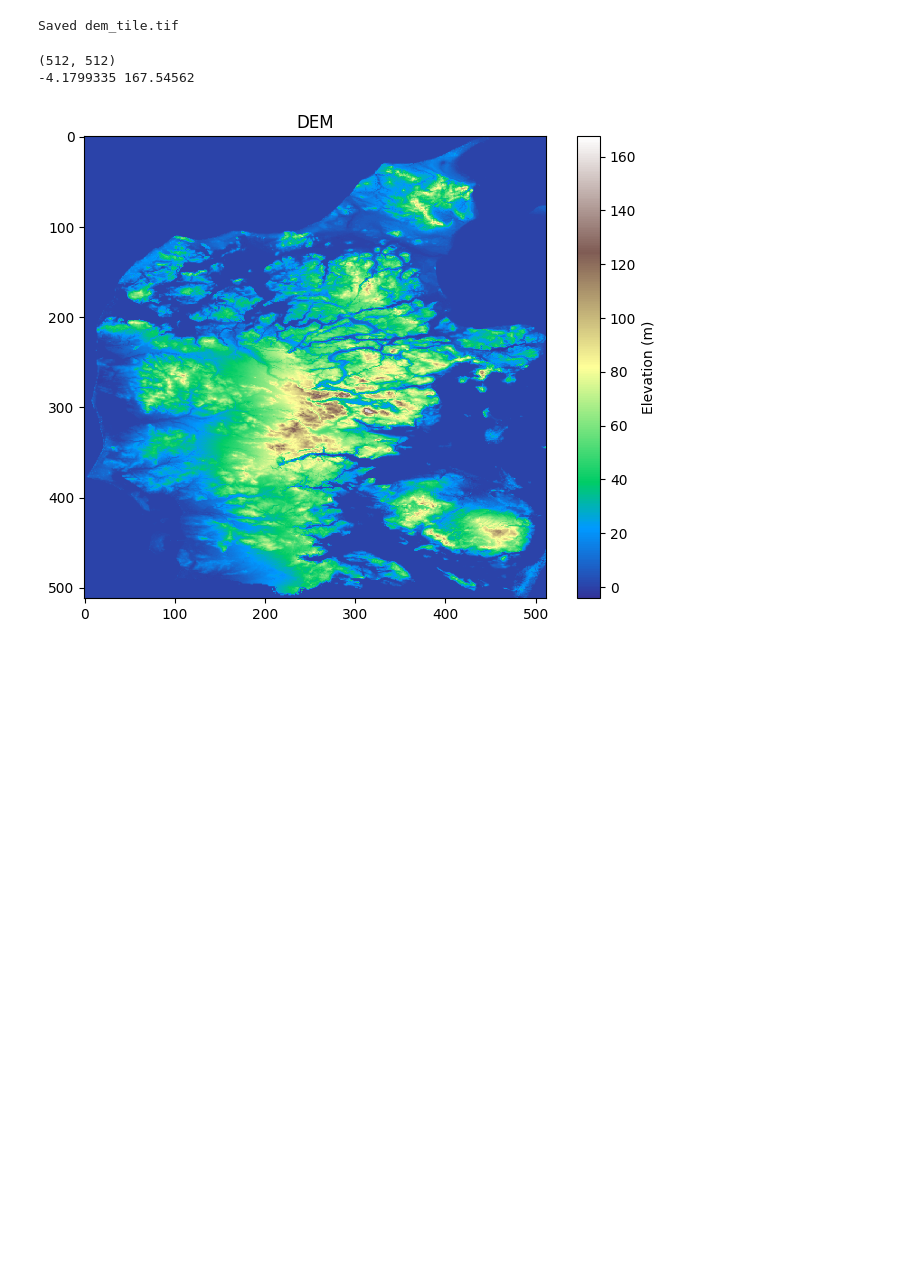
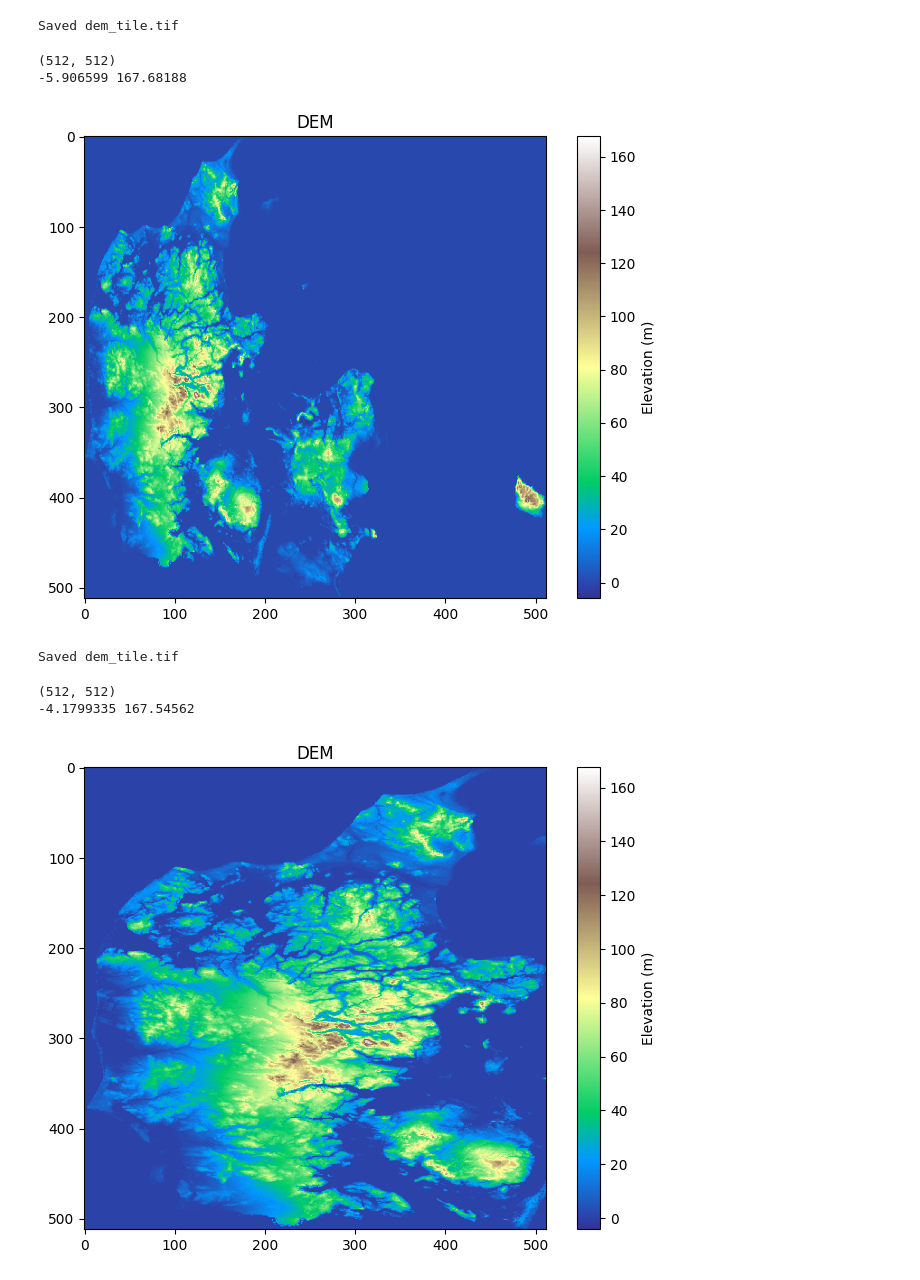
Before and after one commit to Khanrik/SRP, a Jupyter notebook: datafetch.ipynb, the cells around one changed output. Cells and saved outputs as stored; diff of their text form; code cells hidden in the pictures; blank space fills up the shorter version.

```diff
--- a/datafetch.ipynb
+++ b/datafetch.ipynb
@@ -4,6 +4,50 @@ from dotenv import load_dotenv
 import os
 import rasterio
 import matplotlib.pyplot as plt
+# %%
+# area:
+# <gml:pos>441000 6049000</gml:pos> (lower left)
+# <gml:pos>894000 6403000</gml:pos> (upper right)
+load_dotenv()
+
+url = "https://api.dataforsyningen.dk/dhm_wcs_DAF"
+params = {
+    "service": "WCS",
+    "version": "1.0.0",
+    "request": "GetCoverage",
+    "coverage": "dhm_terraen",
+    "crs": "EPSG:25832",
+    "bbox": "441000,6049000,894000,6403000",
+    "width": "512",
+    "height": "512",
+    "format": "GTiff",
+    "token": os.getenv("DATATOKEN")
+}
+load_dotenv()
+response = requests.get(url, params=params)
+
+with open("dem_tile.tif", "wb") as f:
+    f.write(response.content)
+
+print("Saved dem_tile.tif")
+# %% [output]
+Saved dem_tile.tif
+# %%
+with rasterio.open("dem_tile.tif") as src:
+    dem = src.read(1)
+    print(dem.shape)
+    print(dem.min(), dem.max())
+# %% [output]
+(512, 512)
+-5.906599 167.68188
+# %%
+plt.figure(figsize=(8, 6))
+plt.imshow(dem, cmap="terrain")
+plt.colorbar(label="Elevation (m)")
+plt.title("DEM")
+plt.show()
+# %% [output]
+[figure, added]
 # %%
 # area:
 # <gml:pos>441000 6049000</gml:pos> (lower left)
```
Also changed, not shown: 1 other file.
